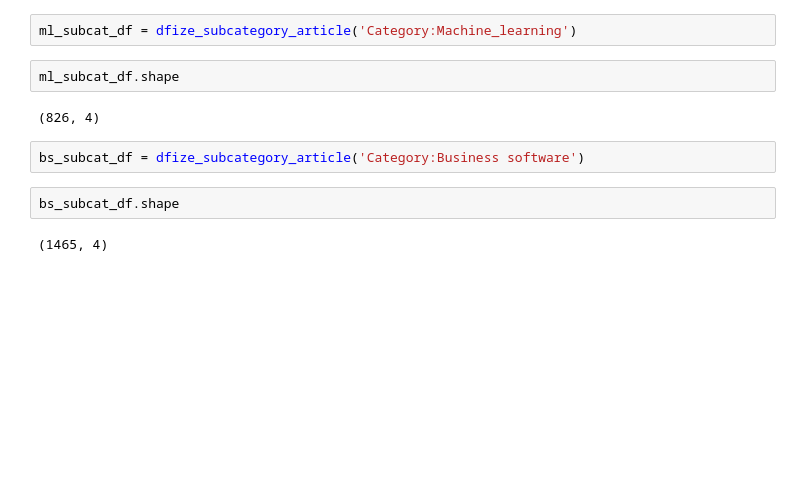
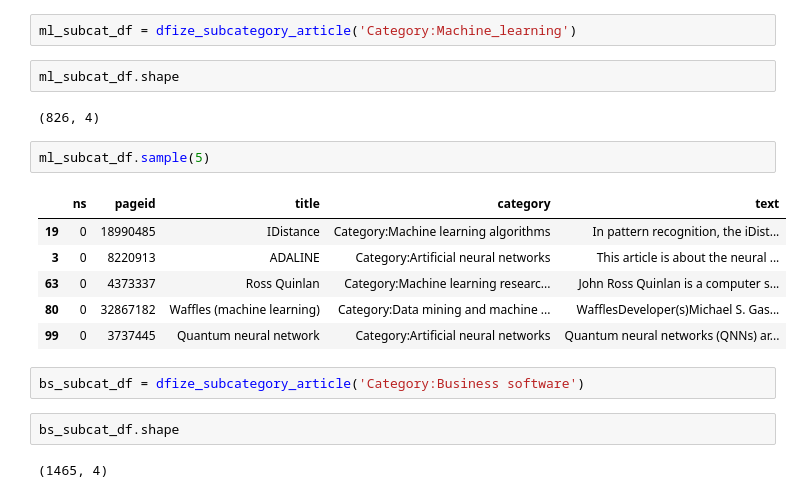
Before and after one commit to datascience-sakshi/Wikipedia_NLP_and_Semantic_Search, a Jupyter notebook: ipynb/Project_4_Part01-Data_Collection_Cleaning.ipynb, the cells around one changed output. Drawn from its saved outputs; the diff is of its cells as text; blank space fills up the shorter version.

```diff
--- a/ipynb/Project_4_Part01-Data_Collection_Cleaning.ipynb
+++ b/ipynb/Project_4_Part01-Data_Collection_Cleaning.ipynb
@@ -113,6 +157,15 @@ ml_subcat_df = dfize_subcategory_article('Category:Machine_learning')
 ml_subcat_df.shape
 # %% [output]
 (826, 4)
+# %%
+ml_subcat_df.sample(5)
+# %% [output]
+|  | ns | pageid | title | category | text |
+| 19 | 0 | 18990485 | IDistance | Category:Machine learning algorithms | In pattern recognition, the iDist... |
+| 3 | 0 | 8220913 | ADALINE | Category:Artificial neural networks | This article is about the neural ... |
+| 63 | 0 | 4373337 | Ross Quinlan | Category:Machine learning researc... | John Ross Quinlan is a computer s... |
+| 80 | 0 | 32867182 | Waffles (machine learning) | Category:Data mining and machine ... | WafflesDeveloper(s)Michael S. Gas... |
+| 99 | 0 | 3737445 | Quantum neural network | Category:Artificial neural networks | Quantum neural networks (QNNs) ar... |
 # %%
 bs_subcat_df = dfize_subcategory_article('Category:Business software')
 # %%
```
Also changed, not shown: parts of 40 cells of this notebook, 15 other files.
